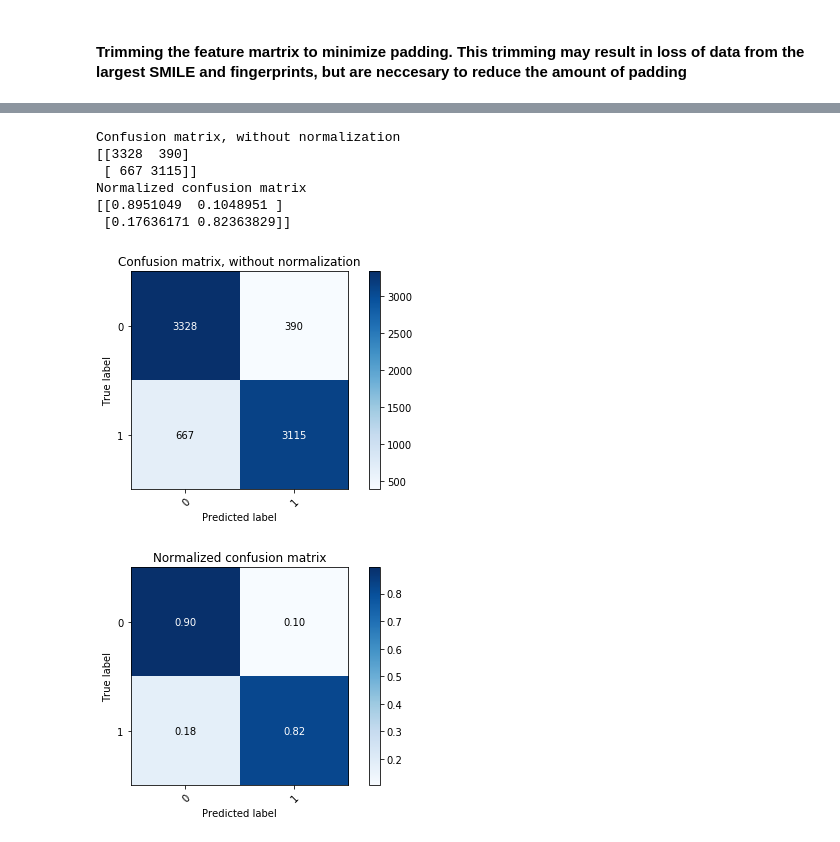
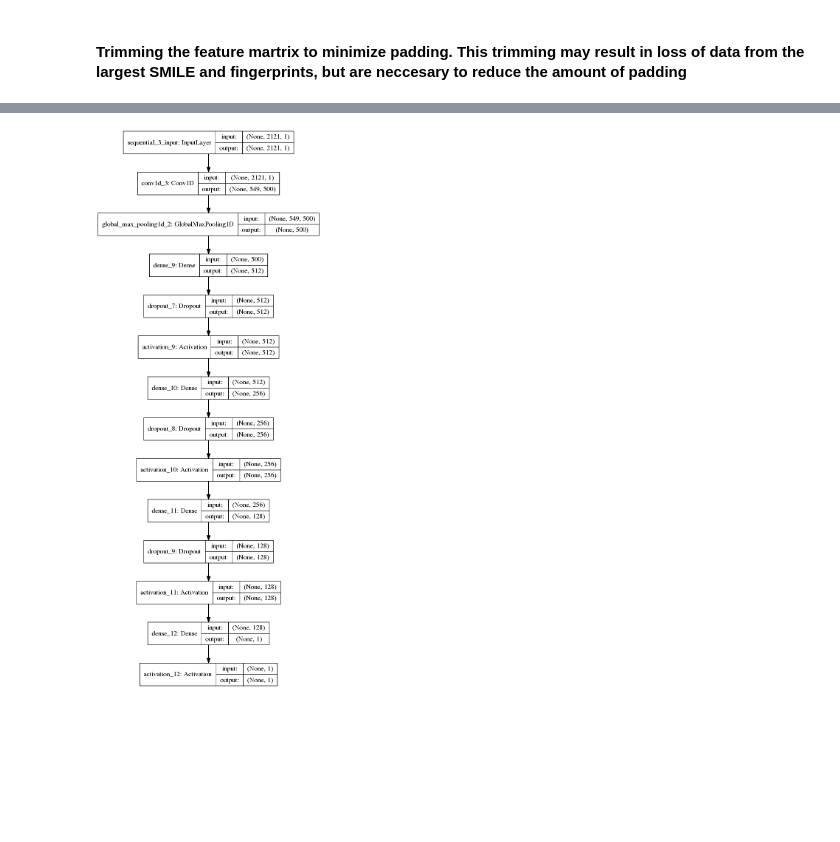
Before and after one commit to fhooton/DeepDrugRepurposer, a Jupyter notebook: Model - Val.ipynb, the cells around one changed output, grey strips where cells are left out. Saved outputs shown, nothing was run; the diff lists cells and outputs as text; code cells hidden in the pictures; blank space fills up the shorter version.

```diff
--- a/Model - Val.ipynb
+++ b/Model - Val.ipynb
@@ -152,0 +240,7 @@ X_test = np.hstack((X_0_test, X_1_test))
+# %%
+X_mixed = np.vstack((X[X_mixed_index], X_val[X_val_mixed_index]))
+X_mixed_val = np.vstack((X[~ X_mixed_index], X_val[ ~ X_val_mixed_index]))
+
+#Y is shaped as a horizontal array
+Y_mixed = np.hstack((Y[X_mixed_index], Y_val[X_val_mixed_index]))
+Y_mixed_val = np.hstack((Y[~X_mixed_index], Y_val[~X_val_mixed_index]))
@@ -156,7 +270,7 @@ hidden_dims = 512
 hidden_dims_2 = 256
 hidden_dims_3 = 128
 batch_size = 500
-epochs = 10
+epochs = 30
 #maxlen =
 
 model = Sequential()
@@ -165,23 +279,24 @@ model = Sequential()
 #                    input_length=maxlen))
 
 #model.add(Dropout(0.2))
-model.add(Conv1D(X.shape[0],
-                 X.shape[1],
+model.add(Conv1D(512,
+                 1024,
                  activation='relu',
-                 strides=10))
+                 strides=2))
+
 
 model.add(GlobalMaxPooling1D())
 
 model.add(Dense(hidden_dims))
-model.add(Dropout(0.2))
+model.add(Dropout(0.3))
 model.add(Activation('relu'))
 
 model.add(Dense(hidden_dims_2))
-model.add(Dropout(0.2))
+model.add(Dropout(0.3))
 model.add(Activation('relu'))
 
 model.add(Dense(hidden_dims_3))
-model.add(Dropout(0.2))
+model.add(Dropout(0.3))
 model.add(Activation('relu'))
 
 model.add(Dense(1))
@@ -197,5 +308,5 @@ WARNING:tensorflow:From C:\software\Anaconda3\envs\dl\lib\site-packages\keras\op
 # %%
-csv_logger = CSVLogger(f'logs/{targ_string}_log.csv', append=True, separator=';')
+csv_logger = CSVLogger(('%s_log.csv') % targ_string, append=True, separator=';')
 
 model.fit(X[..., np.newaxis], Y,
           batch_size=batch_size,
@@ -222,0 +316,8 @@ WARNING:tensorflow:From C:\software\Anaconda3\envs\dl\lib\site-packages\keras\ba
+# %%
+csv_logger = CSVLogger(('%s_log.csv') % targ_string, append=True, separator=';')
+
+model.fit(X_mixed[..., np.newaxis], Y_mixed,
+          batch_size=batch_size,
+          epochs=epochs,
+          validation_data=(X_test[..., np.newaxis], Y_test),
+          callbacks=[csv_logger])
@@ -223 +343,5 @@ WARNING:tensorflow:From C:\software\Anaconda3\envs\dl\lib\site-packages\keras\ba
+# %%
+plot_model(model, show_shapes = True)
+# %% [output]
+[figure, added]
 # %%
@@ -285,22 +351,3 @@ def plot_confusion_matrix(y_true, y_pred, classes,
-# %%
-# Plot non-normalized confusion matrix
-plot_confusion_matrix(Y_test, Y_pred, classes=[0, 1],
-                      title='Confusion matrix, without normalization')
-
-# Plot normalized confusion matrix
-plot_confusion_matrix(Y_test, Y_pred, classes=[0, 1], normalize=True,
-                      title='Normalized confusion matrix')
-
-plt.show()
-# %% [output]
-Confusion matrix, without normalization
-[[3328  390]
- [ 667 3115]]
-Normalized confusion matrix
-[[0.8951049  0.1048951 ]
- [0.17636171 0.82363829]]
-[figure, removed]
-[figure, removed]
 # %%
 f1_score(Y_test, Y_pred)
 # %% [output]
```
Also changed, not shown: parts of 37 cells of this notebook, 3 other files.
